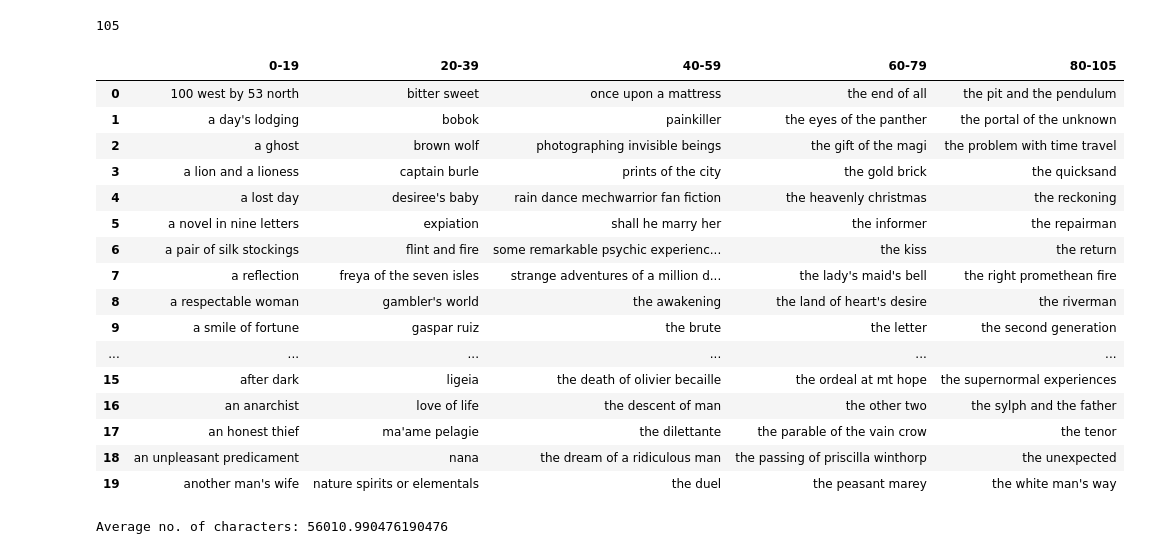
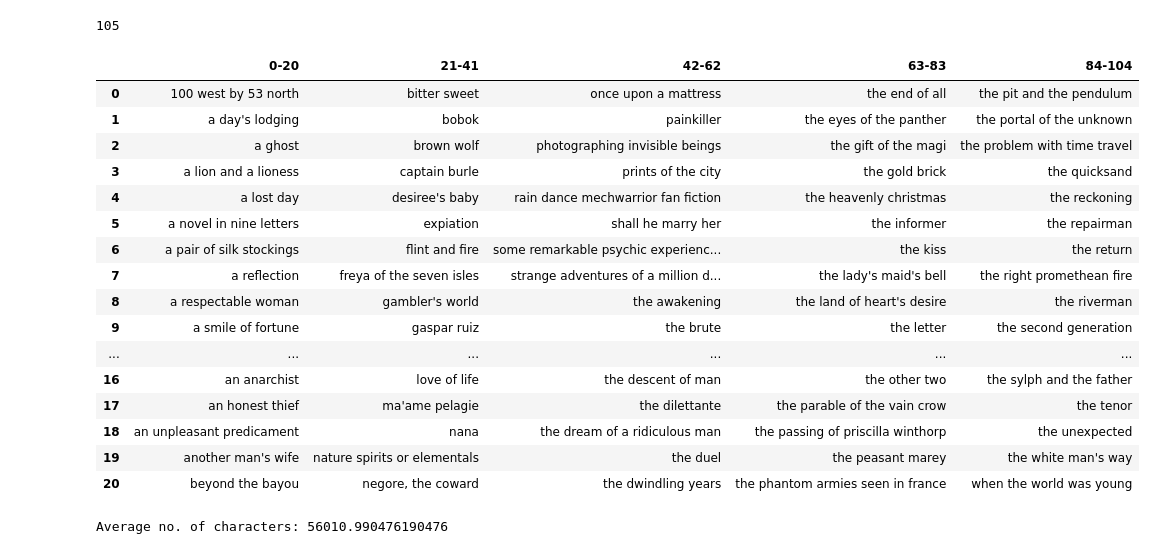
Before and after one commit to maf5509/Clustering_Analysis_on_Selected_Texts_Using_NLP, a Jupyter notebook: Clustering_Analysis_on_Selected_Texts_Using_NLP.ipynb, the cells around one changed output. Saved outputs shown, nothing was run; the diff lists cells and outputs as text; code cells hidden in the pictures.

```diff
--- a/Clustering_Analysis_on_Selected_Texts_Using_NLP.ipynb
+++ b/Clustering_Analysis_on_Selected_Texts_Using_NLP.ipynb
@@ -95,28 +95,33 @@ year = [item[:-1] if item[-1] == ' ' else item for item in year]
 
 collection = [item[1:] if item[0] == ' ' else item for item in collection]
 collection = [item[:-1] if item[-1] == ' ' else item for item in collection]
-# %%
-# A look at the full listing of titles
-key = pd.DataFrame({'0-19':title[:20], '20-39':title[21:41], '40-59':title[42:62], '60-79':title[63:83], '80-105':title[84:104]})
-key
-# %% [output]
-|  | 0-19 | 20-39 | 40-59 | 60-79 | 80-105 |
-| 0 | 100 west by 53 north | bitter sweet | once upon a mattress | the end of all | the pit and the pendulum |
-| 1 | a day's lodging | bobok | painkiller | the eyes of the panther | the portal of the unknown |
-| 2 | a ghost | brown wolf | photographing invisible beings | the gift of the magi | the problem with time travel |
-| 3 | a lion and a lioness | captain burle | prints of the city | the gold brick | the quicksand |
-| 4 | a lost day | desiree's baby | rain dance mechwarrior fan fiction | the heavenly christmas | the reckoning |
-| 5 | a novel in nine letters | expiation | shall he marry her | the informer | the repairman |
-| 6 | a pair of silk stockings | flint and fire | some remarkable psychic experienc... | the kiss | the return |
-| 7 | a reflection | freya of the seven isles | strange adventures of a million d... | the lady's maid's bell | the right promethean fire |
-| 8 | a respectable woman | gambler's world | the awakening | the land of heart's desire | the riverman |
-| 9 | a smile of fortune | gaspar ruiz | the brute | the letter | the second generation |
-| ... | ... | ... | ... | ... | ... |
-| 15 | after dark | ligeia | the death of olivier becaille | the ordeal at mt hope | the supernormal experiences |
-| 16 | an anarchist | love of life | the descent of man | the other two | the sylph and the father |
-| 17 | an honest thief | ma'ame pelagie | the dilettante | the parable of the vain crow | the tenor |
-| 18 | an unpleasant predicament | nana | the dream of a ridiculous man | the passing of priscilla winthorp | the unexpected |
-| 19 | another man's wife | nature spirits or elementals | the duel | the peasant marey | the white man's way |
+# %%
+# A look at the full listing of 105 titles
+# Note that titles are zero-indexed,
+# so title indices run from 0 to 104
+# To determine the index of a specific text, add its
+# row number to the first number of its column identifier
+# e.g. The Only Girl at Overlook: 14 + 63 = 77
+key = pd.DataFrame({'0-20':title[:21], '21-41':title[21:42], '42-62':title[42:63], '63-83':title[63:84], '84-104':title[84:]})
+key
+# %% [output]
+|  | 0-20 | 21-41 | 42-62 | 63-83 | 84-104 |
+| 0 | 100 west by 53 north | bitter sweet | once upon a mattress | the end of all | the pit and the pendulum |
+| 1 | a day's lodging | bobok | painkiller | the eyes of the panther | the portal of the unknown |
+| 2 | a ghost | brown wolf | photographing invisible beings | the gift of the magi | the problem with time travel |
+| 3 | a lion and a lioness | captain burle | prints of the city | the gold brick | the quicksand |
+| 4 | a lost day | desiree's baby | rain dance mechwarrior fan fiction | the heavenly christmas | the reckoning |
+| 5 | a novel in nine letters | expiation | shall he marry her | the informer | the repairman |
+| 6 | a pair of silk stockings | flint and fire | some remarkable psychic experienc... | the kiss | the return |
+| 7 | a reflection | freya of the seven isles | strange adventures of a million d... | the lady's maid's bell | the right promethean fire |
+| 8 | a respectable woman | gambler's world | the awakening | the land of heart's desire | the riverman |
+| 9 | a smile of fortune | gaspar ruiz | the brute | the letter | the second generation |
+| ... | ... | ... | ... | ... | ... |
+| 16 | an anarchist | love of life | the descent of man | the other two | the sylph and the father |
+| 17 | an honest thief | ma'ame pelagie | the dilettante | the parable of the vain crow | the tenor |
+| 18 | an unpleasant predicament | nana | the dream of a ridiculous man | the passing of priscilla winthorp | the unexpected |
+| 19 | another man's wife | nature spirits or elementals | the duel | the peasant marey | the white man's way |
+| 20 | beyond the bayou | negore, the coward | the dwindling years | the phantom armies seen in france | when the world was young |
 # %%
 # Determine the mean length of the texts
 char_lengths = []
```
Also changed, not shown: parts of 9 cells of this notebook.
